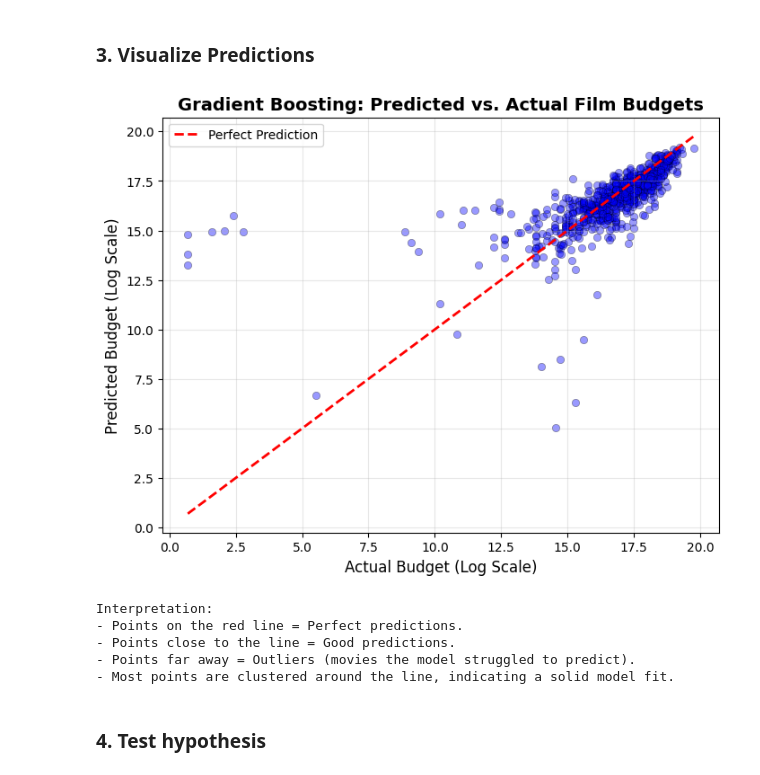
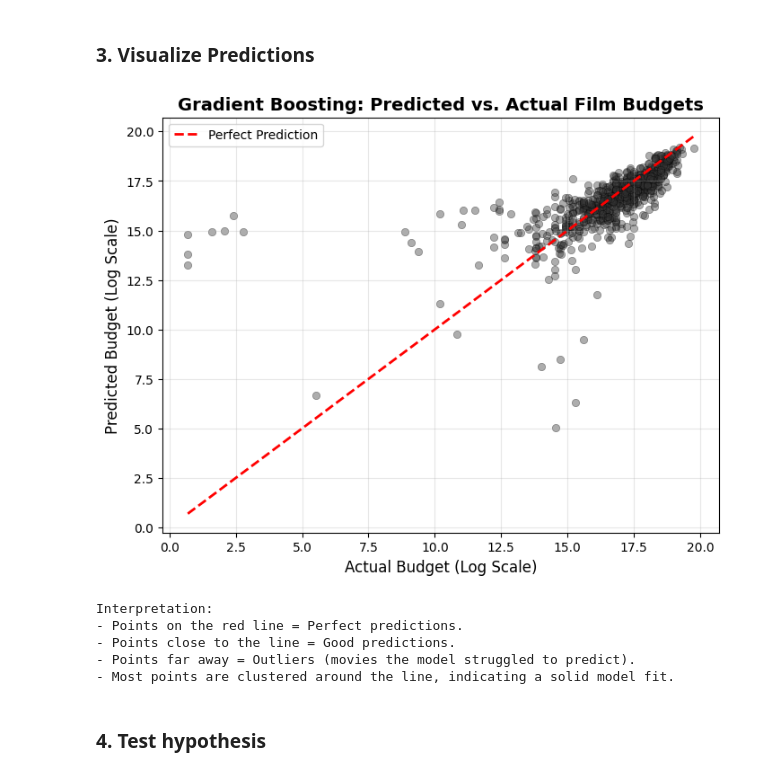
Before and after one commit to franciscandradegit/New-Block-Buster, a Jupyter notebook: notebooks/H2_model_training.ipynb, the cells around one changed output. Cells and saved outputs as stored; diff of their text form; code cells hidden in the pictures.

```diff
--- a/notebooks/H2_model_training.ipynb
+++ b/notebooks/H2_model_training.ipynb
@@ -17,12 +17,12 @@ with open("../config.yaml", "r") as file:
     config = yaml.safe_load(file)
 # %%
 # get data path
-path_x_test_scaled = config["output_data"]["file7"]
-path_x_test = config["output_data"]["file8"]
-path_x_train_scaled = config["output_data"]["file9"]
-path_x_train = config["output_data"]["file10"]
-path_y_test = config["output_data"]["file11"]
-path_y_train = config["output_data"]["file12"]
+path_x_test_scaled = config["output_data"]["file5"]
+path_x_test = config["output_data"]["file6"]
+path_x_train_scaled = config["output_data"]["file7"]
+path_x_train = config["output_data"]["file8"]
+path_y_test = config["output_data"]["file9"]
+path_y_train = config["output_data"]["file10"]
 # %%
 # Load the data
 # For X (Features): Keep index_col=0 because they have many columns and saved indices
@@ -490,35 +495,35 @@ best_model = models['Gradient Boosting']
 y_test_vals = y_test['budget_log'].values
 y_pred = best_model.predict(X_test_scaled)
 
 # 2. Create the plot
 plt.figure(figsize=(8, 6))
 
 # Scatter plot: Actual vs Predicted
-plt.scatter(y_test_vals, y_pred, alpha=0.4, color='blue', edgecolors='k', linewidth=0.5)
+plt.scatter(y_test_vals, y_pred, alpha=0.4, color='#333333', edgecolors='k', linewidth=0.5)
 
 # Red dashed line: The "Perfect Prediction" line (where Actual = Predicted)
 plt.plot([y_test_vals.min(), y_test_vals.max()],
          [y_test_vals.min(), y_test_vals.max()],
          'r--', lw=2, label='Perfect Prediction')
 
 # Labels and Title
 plt.xlabel('Actual Budget (Log Scale)', fontsize=12)
 plt.ylabel('Predicted Budget (Log Scale)', fontsize=12)
 plt.title('Gradient Boosting: Predicted vs. Actual Film Budgets', fontsize=14, fontweight='bold')
 plt.legend()
 plt.grid(True, alpha=0.3)
 
 # Show the plot
 plt.show()
 
 # 3. Print a quick interpretation
 print("Interpretation:")
 print("- Points on the red line = Perfect predictions.")
 print("- Points close to the line = Good predictions.")
 print("- Points far away = Outliers (movies the model struggled to predict).")
 print(f"- Most points are clustered around the line, indicating a solid model fit.")
 # %% [output]
-[figure, old version]
+[figure, new version]
 Interpretation:
 - Points on the red line = Perfect predictions.
 - Points close to the line = Good predictions.
```
Also changed, not shown: parts of 11 cells of this notebook, 5 other files.
